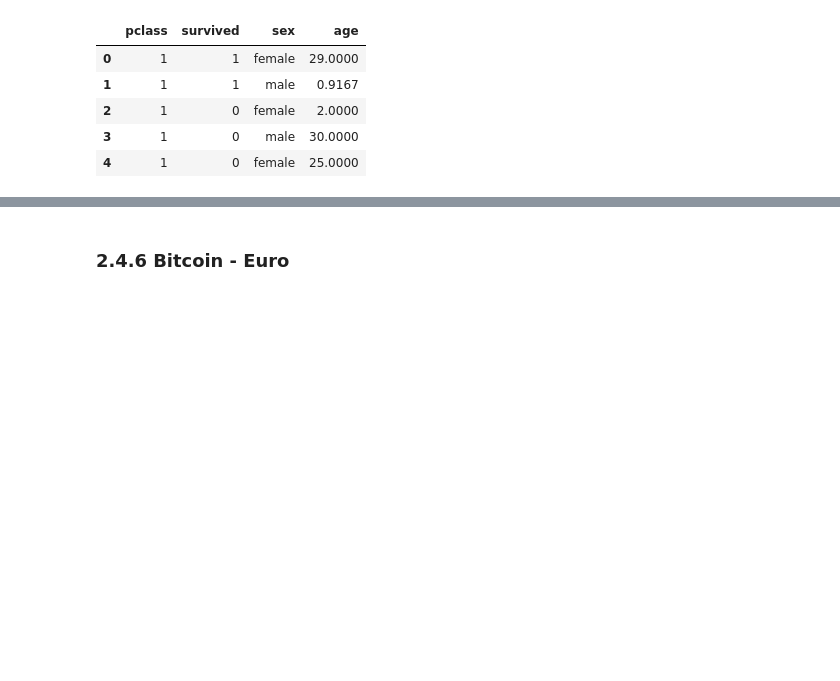
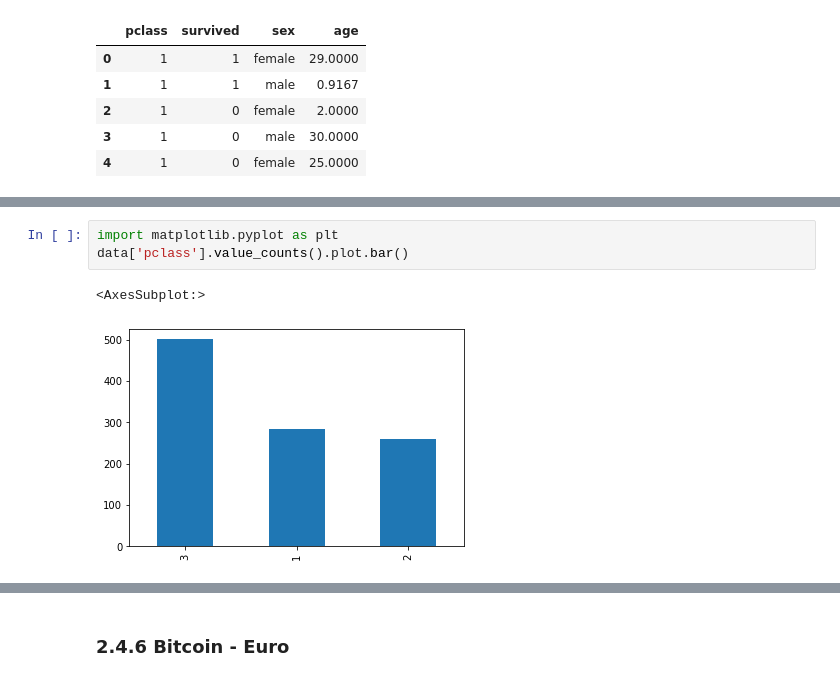
Before and after one commit to mohamed063197/Data-scientist, a Jupyter notebook: 02_Calcule_numérique-numpy_pandas + Application.ipynb, the cells around one changed output, grey strips where cells are left out. Drawn from its saved outputs; the diff is of its cells as text; blank space fills up the shorter version.

```diff
--- a/02_Calcule_numérique-numpy_pandas + Application.ipynb
+++ b/02_Calcule_numérique-numpy_pandas + Application.ipynb
@@ -823,3 +801,9 @@ Name: pclass, dtype: int64
+# %%
+import matplotlib.pyplot as plt
+data['pclass'].value_counts().plot.bar()
+# %% [output]
+<AxesSubplot:>
+[figure, added]
 # %%
 data.groupby(['sex','pclass']).mean()
 # %% [output]
```
Also changed, not shown: parts of 52 cells of this notebook, 8 other files.
